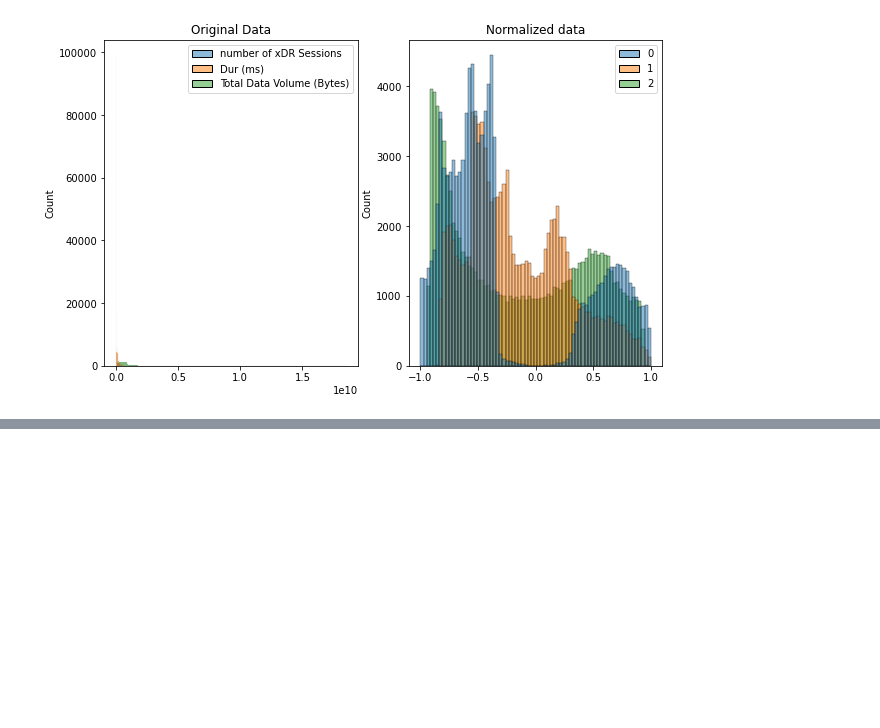
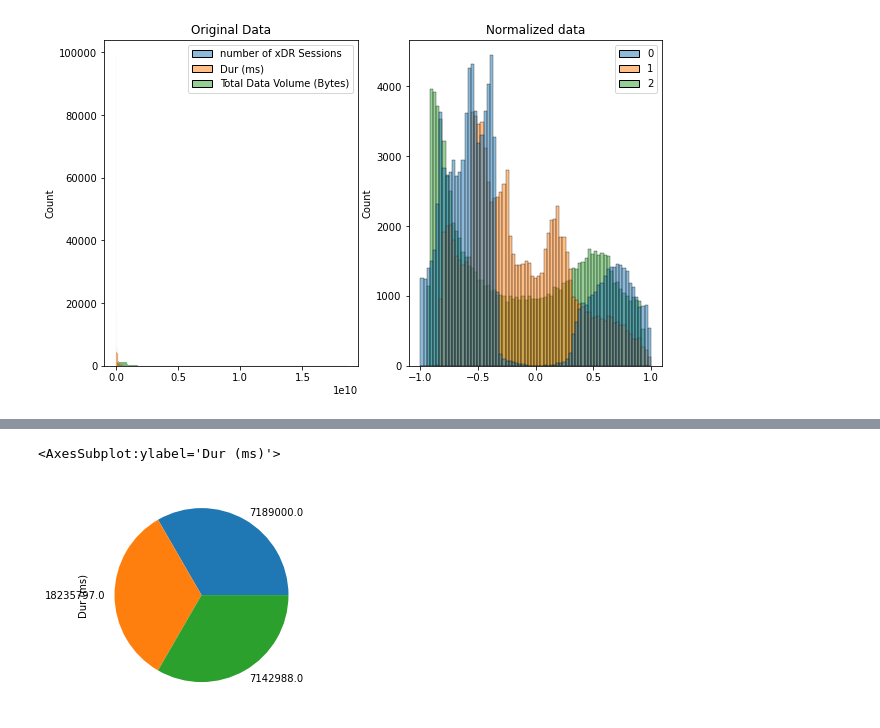
Before and after one commit to zelalemshiferaw/Telecommunication-Data-Analysis, a Jupyter notebook: notebooks/User Engagement Analysis.ipynb, the cells around one changed output, grey strips where cells are left out. Cells and saved outputs as stored; diff of their text form; code cells hidden in the pictures; blank space fills up the shorter version.

```diff
--- a/notebooks/User Engagement Analysis.ipynb
+++ b/notebooks/User Engagement Analysis.ipynb
@@ -156,0 +209,5 @@ Text(0.5, 1.0, 'Normalized data')
+# %%
+min_of_clusters['Dur (ms)'].value_counts().plot(kind='pie')
+# %% [output]
+<AxesSubplot:ylabel='Dur (ms)'>
+[figure, added]
```
Also changed, not shown: parts of 24 cells of this notebook.
